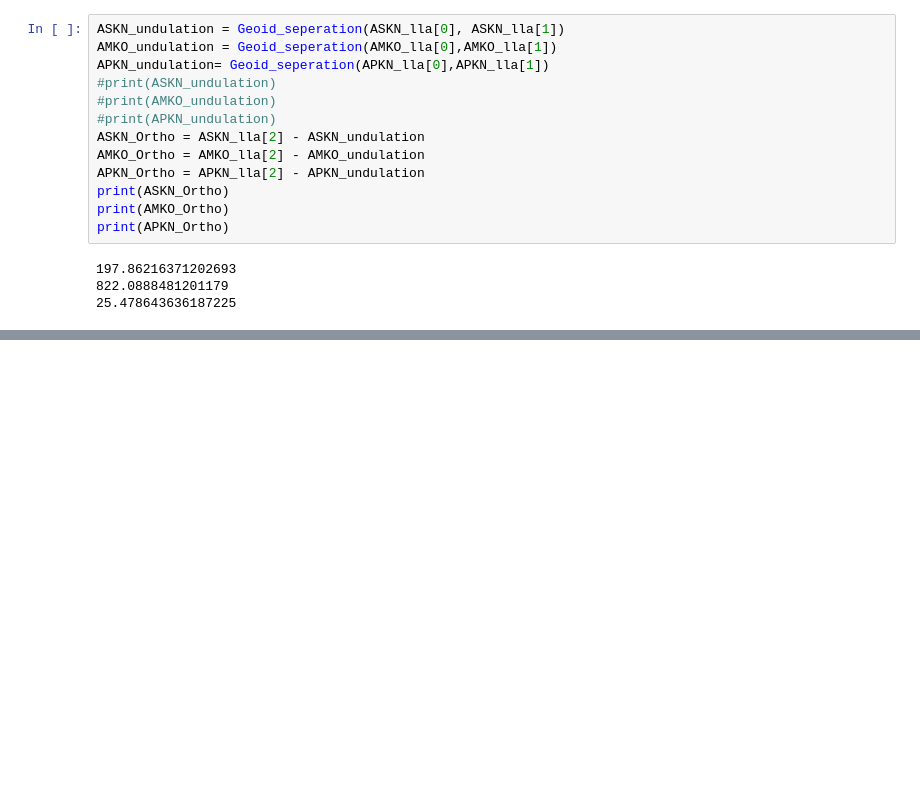
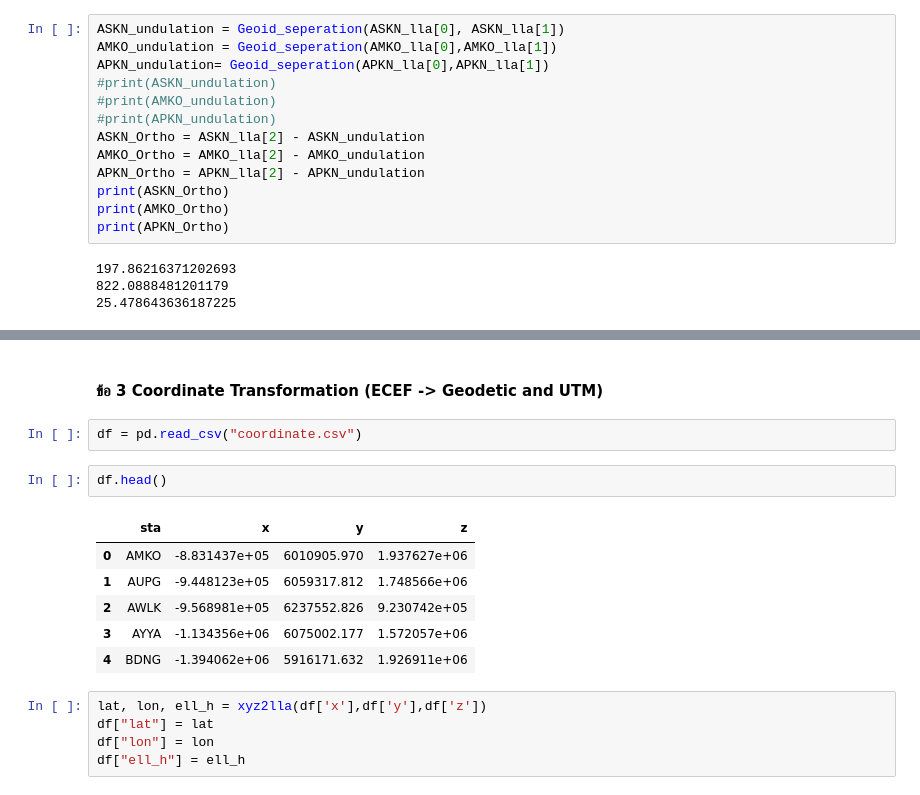
Before and after one commit to wasupol5449/Geodetic_Secreat_Code, a Jupyter notebook: Review_Lab_2.ipynb, the cells around one changed output, grey strips where cells are left out. Saved outputs shown, nothing was run; the diff lists cells and outputs as text; blank space fills up the shorter version.

```diff
--- a/Review_Lab_2.ipynb
+++ b/Review_Lab_2.ipynb
@@ -83,0 +125,18 @@ print(APKN_Ortho)
+# %% [markdown]
+#### ข้อ 3 Coordinate Transformation (ECEF -> Geodetic and UTM)
+# %%
+df = pd.read_csv("coordinate.csv")
+# %%
+df.head()
+# %% [output]
+|  | sta | x | y | z |
+| 0 | AMKO | -8.831437e+05 | 6010905.970 | 1.937627e+06 |
+| 1 | AUPG | -9.448123e+05 | 6059317.812 | 1.748566e+06 |
+| 2 | AWLK | -9.568981e+05 | 6237552.826 | 9.230742e+05 |
+| 3 | AYYA | -1.134356e+06 | 6075002.177 | 1.572057e+06 |
+| 4 | BDNG | -1.394062e+06 | 5916171.632 | 1.926911e+06 |
+# %%
+lat, lon, ell_h = xyz2lla(df['x'],df['y'],df['z'])
+df["lat"] = lat
+df["lon"] = lon
+df["ell_h"] = ell_h
```
Also changed, not shown: parts of 29 cells of this notebook, 2 other files.
